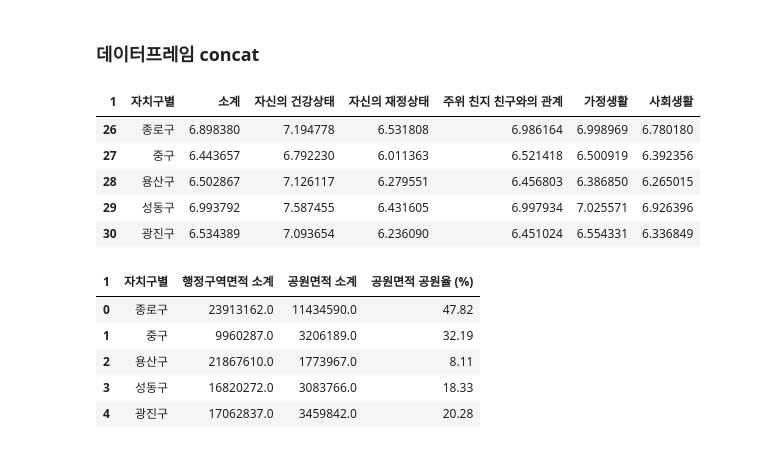
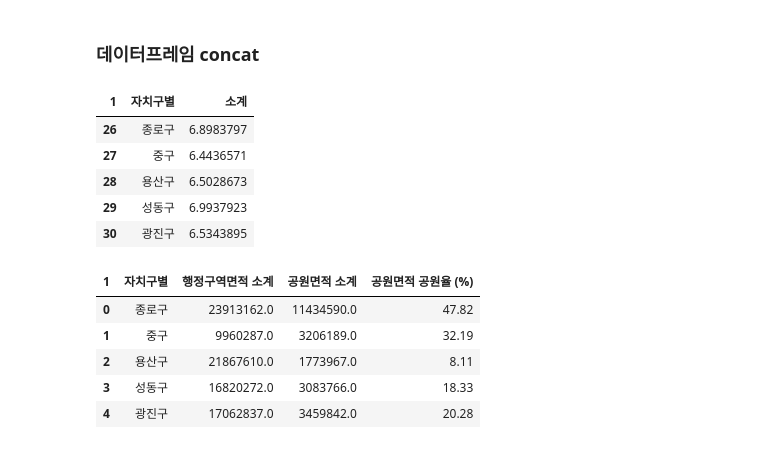
Before and after one commit to chaiwon1/happiness_analysis, a Jupyter notebook: happiness.ipynb, the cells around one changed output. Cells and saved outputs as stored; diff of their text form; code cells hidden in the pictures.

```diff
--- a/happiness.ipynb
+++ b/happiness.ipynb
@@ -610,16 +568,16 @@ seoul_map
 # %% [markdown]
 ### 데이터프레임 concat
 # %%
-regionsub_df = regionsub_df.iloc[:, 1:]
+regionsub_df = regionsub_df.iloc[:, 1:3]
 regionsub_df = regionsub_df.rename({"구분별(2)" : "자치구별"}, axis=1)
 regionsub_df.head()
 # %% [output]
-| 1 | 자치구별 | 소계 | 자신의 건강상태 | 자신의 재정상태 | 주위 친지 친구와의 관계 | 가정생활 | 사회생활 |
-| 26 | 종로구 | 6.898380 | 7.194778 | 6.531808 | 6.986164 | 6.998969 | 6.780180 |
-| 27 | 중구 | 6.443657 | 6.792230 | 6.011363 | 6.521418 | 6.500919 | 6.392356 |
-| 28 | 용산구 | 6.502867 | 7.126117 | 6.279551 | 6.456803 | 6.386850 | 6.265015 |
-| 29 | 성동구 | 6.993792 | 7.587455 | 6.431605 | 6.997934 | 7.025571 | 6.926396 |
-| 30 | 광진구 | 6.534389 | 7.093654 | 6.236090 | 6.451024 | 6.554331 | 6.336849 |
+| 1 | 자치구별 | 소계 |
+| 26 | 종로구 | 6.8983797 |
+| 27 | 중구 | 6.4436571 |
+| 28 | 용산구 | 6.5028673 |
+| 29 | 성동구 | 6.9937923 |
+| 30 | 광진구 | 6.5343895 |
 # %%
 park_df.head()
 # %% [output]
```
Also changed, not shown: parts of 34 cells of this notebook.
